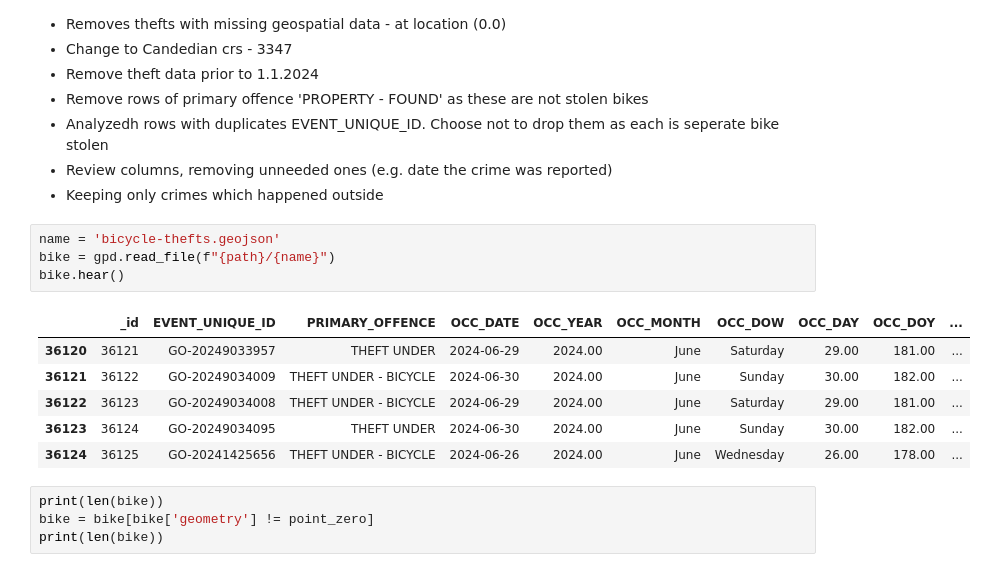
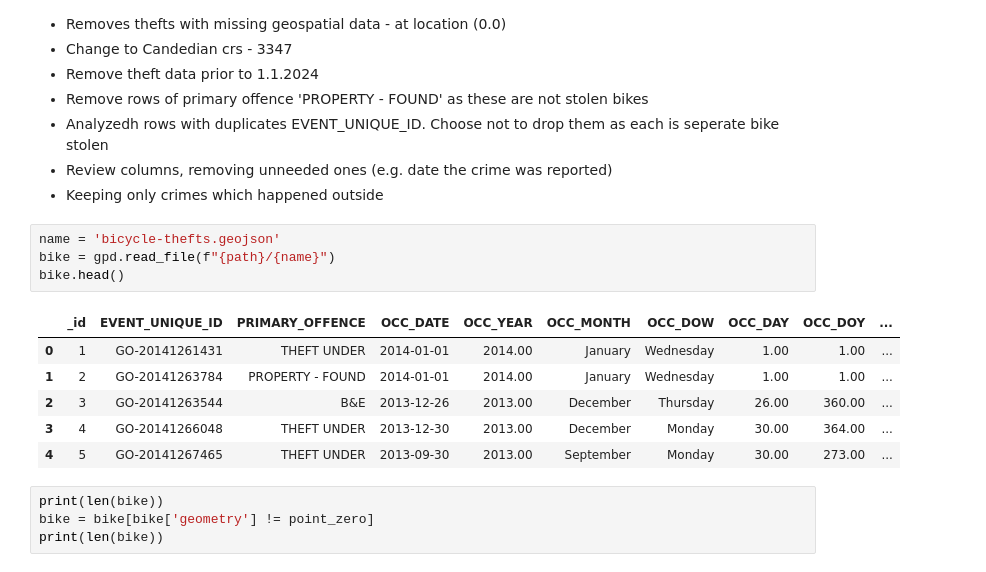
Before and after one commit to tamarm/Amateurs-in-the-Dataverse, a Jupyter notebook: Geospatial_data_cleaning_and_merging.ipynb, the cells around one changed output. Drawn from its saved outputs; the diff is of its cells as text.

```diff
--- a/Geospatial_data_cleaning_and_merging.ipynb
+++ b/Geospatial_data_cleaning_and_merging.ipynb
@@ -516,14 +521,14 @@ Importing and cleaning bike dataset
 # %%
 name = 'bicycle-thefts.geojson'
 bike = gpd.read_file(f"{path}/{name}")
-bike.hear()
+bike.head()
 # %% [output]
 |  | _id | EVENT_UNIQUE_ID | PRIMARY_OFFENCE | OCC_DATE | OCC_YEAR | OCC_MONTH | OCC_DOW | OCC_DAY | OCC_DOY | ... |
-| 36120 | 36121 | GO-20249033957 | THEFT UNDER | 2024-06-29 | 2024.00 | June | Saturday | 29.00 | 181.00 | ... |
-| 36121 | 36122 | GO-20249034009 | THEFT UNDER - BICYCLE | 2024-06-30 | 2024.00 | June | Sunday | 30.00 | 182.00 | ... |
-| 36122 | 36123 | GO-20249034008 | THEFT UNDER - BICYCLE | 2024-06-29 | 2024.00 | June | Saturday | 29.00 | 181.00 | ... |
-| 36123 | 36124 | GO-20249034095 | THEFT UNDER | 2024-06-30 | 2024.00 | June | Sunday | 30.00 | 182.00 | ... |
-| 36124 | 36125 | GO-20241425656 | THEFT UNDER - BICYCLE | 2024-06-26 | 2024.00 | June | Wednesday | 26.00 | 178.00 | ... |
+| 0 | 1 | GO-20141261431 | THEFT UNDER | 2014-01-01 | 2014.00 | January | Wednesday | 1.00 | 1.00 | ... |
+| 1 | 2 | GO-20141263784 | PROPERTY - FOUND | 2014-01-01 | 2014.00 | January | Wednesday | 1.00 | 1.00 | ... |
+| 2 | 3 | GO-20141263544 | B&E | 2013-12-26 | 2013.00 | December | Thursday | 26.00 | 360.00 | ... |
+| 3 | 4 | GO-20141266048 | THEFT UNDER | 2013-12-30 | 2013.00 | December | Monday | 30.00 | 364.00 | ... |
+| 4 | 5 | GO-20141267465 | THEFT UNDER | 2013-09-30 | 2013.00 | September | Monday | 30.00 | 273.00 | ... |
 # %%
 print(len(bike))
 bike = bike[bike['geometry'] != point_zero]
```
Also changed, not shown: parts of 6 cells of this notebook, 1 other file.
